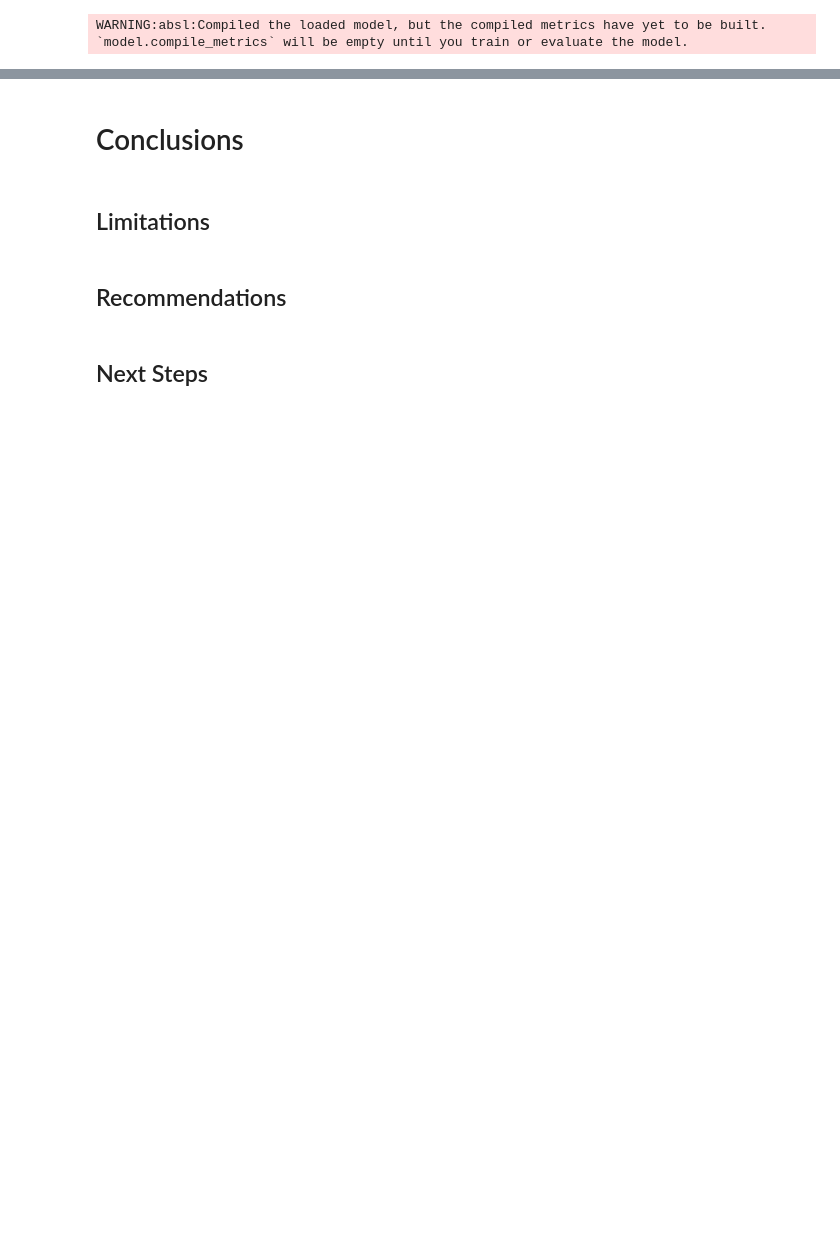
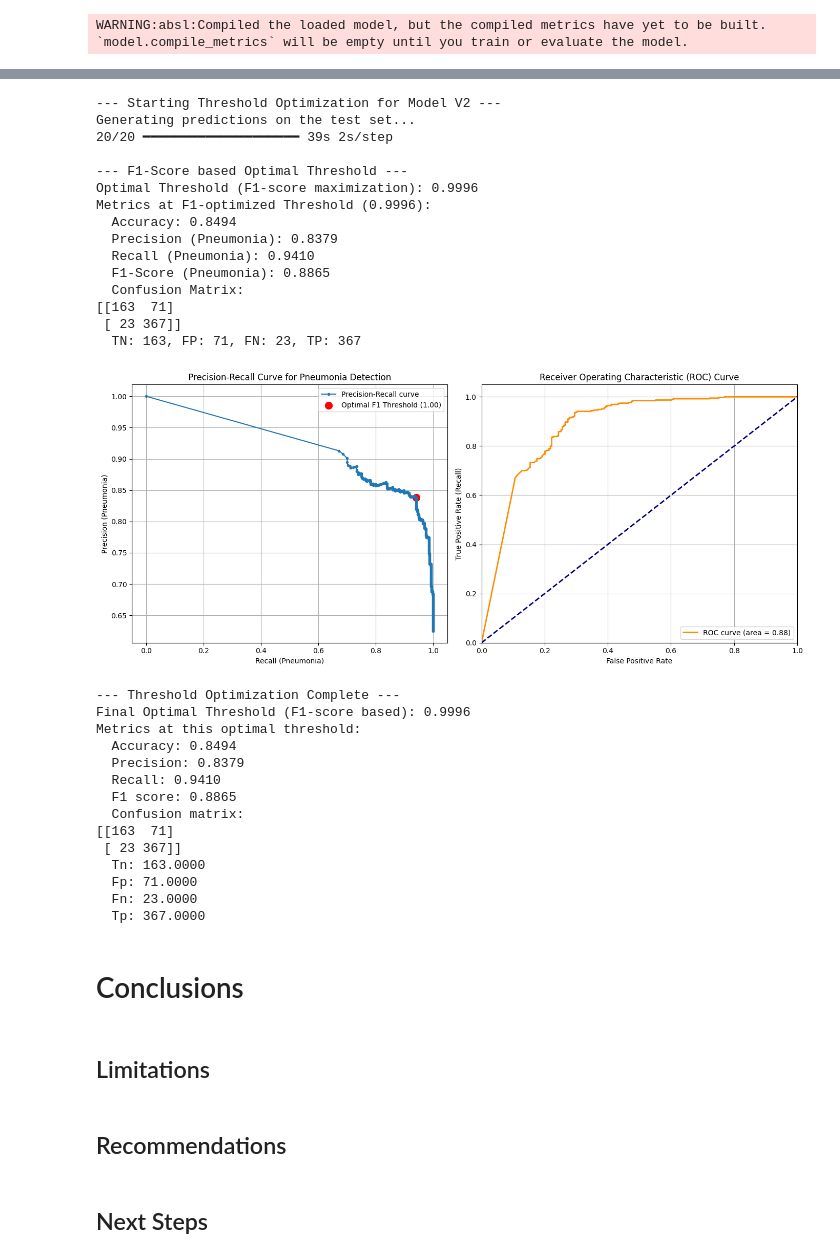
Before and after one commit to KBE25/pneumonia_diagnosis, a Jupyter notebook: notebook.ipynb, the cells around one changed output, grey strips where cells are left out. Cells and saved outputs as stored; diff of their text form; code cells hidden in the pictures; blank space fills up the shorter version.

Commit message:
Adding F1 and Threshold optimization analysis

```diff
--- a/notebook.ipynb
+++ b/notebook.ipynb
@@ -1211,0 +1352,13 @@ F1-Score: 0.7432
+# %%
+# --- Load Your Trained Model V2 ---
+model_path = '/content/cnn_advance_v2.h5'
+
+try:
+    loaded_model_v2 = tf.keras.models.load_model(model_path)
+    print(f"\nSuccessfully loaded Model V2 from: {model_path}")
+except Exception as e:
+    print(f"\nERROR: Could not load model from {model_path}")
+    print(f"Please check the path and ensure the file exists. Error details: {e}")
+    print("Threshold optimization cannot proceed without the trained model.")
+    # You might want to exit here or handle the error
+    exit() # Exit the script if the model can't be loaded
@@ -1212,3 +1368,53 @@ F1-Score: 0.7432
+# %%
+from sklearn.metrics import precision_recall_curve, confusion_matrix, f1_score, roc_curve, auc
+
+# --- Run Threshold Optimization ---
+# Make sure loaded_model_v2 and test_generator_for_optimization are correctly defined
+optimization_results = optimize_threshold_v2(
+    loaded_model_v2,
+    test_generator_for_optimization,
+    plot_metrics=True # Set to False if you don't want the plots
+)
+
+print("\n--- Threshold Optimization Complete ---")
+print(f"Final Optimal Threshold (F1-score based): {optimization_results['optimal_threshold_f1']:.4f}")
+print("Metrics at this optimal threshold:")
+for key, value in optimization_results['metrics_at_optimal_f1'].items():
+    if key != 'confusion_matrix':
+        print(f"  {key.replace('_', ' ').capitalize()}: {value:.4f}")
+    else:
+        print(f"  {key.replace('_', ' ').capitalize()}:\n{np.array(value)}")
+# %% [output]
+--- Starting Threshold Optimization for Model V2 ---
+Generating predictions on the test set...
+20/20 ━━━━━━━━━━━━━━━━━━━━ 39s 2s/step
+
+--- F1-Score based Optimal Threshold ---
+Optimal Threshold (F1-score maximization): 0.9996
+Metrics at F1-optimized Threshold (0.9996):
+  Accuracy: 0.8494
+  Precision (Pneumonia): 0.8379
+  Recall (Pneumonia): 0.9410
+  F1-Score (Pneumonia): 0.8865
+  Confusion Matrix:
+[[163  71]
+ [ 23 367]]
+  TN: 163, FP: 71, FN: 23, TP: 367
+[figure, added]
+--- Threshold Optimization Complete ---
+Final Optimal Threshold (F1-score based): 0.9996
+Metrics at this optimal threshold:
+  Accuracy: 0.8494
+  Precision: 0.8379
+  Recall: 0.9410
+  F1 score: 0.8865
+  Confusion matrix:
+[[163  71]
+ [ 23 367]]
+  Tn: 163.0000
+  Fp: 71.0000
+  Fn: 23.0000
+  Tp: 367.0000
 # %% [markdown]
 # Conclusions
 # %% [markdown]
```
Also changed, not shown: parts of 5 cells of this notebook.
